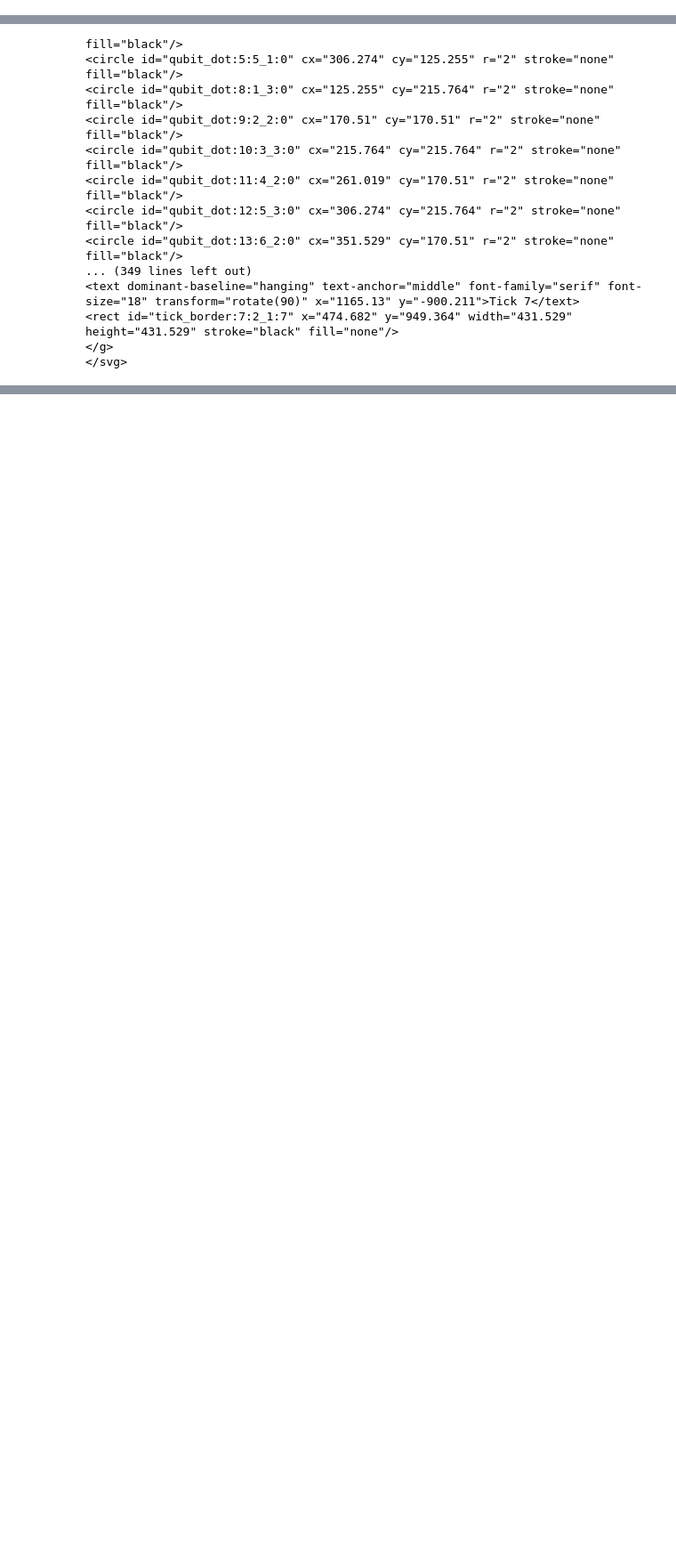
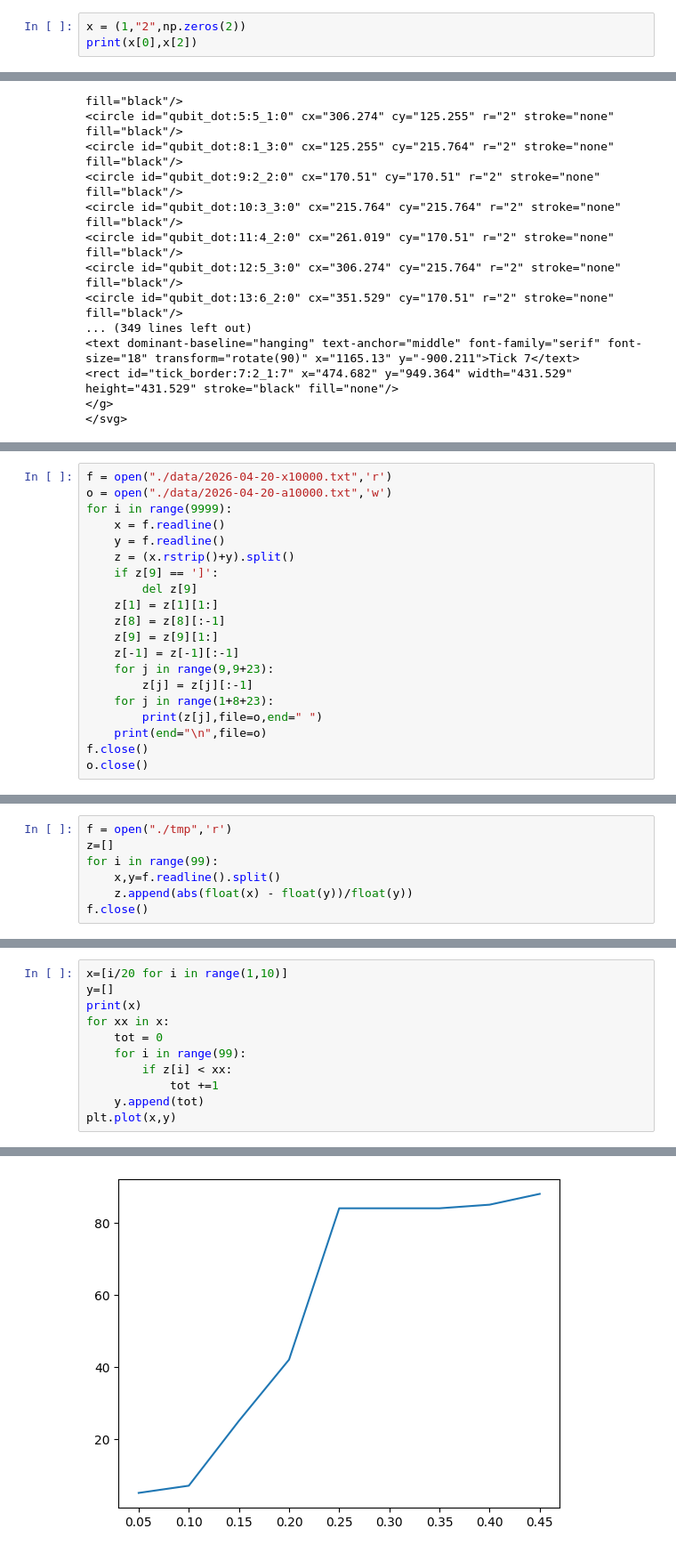
Before and after one commit to jiangjie217527/-, a Jupyter notebook: baseline.ipynb, the cells around one changed output, grey strips where cells are left out. Shown at 89% size. Cells and saved outputs as stored; diff of their text form; blank space fills up the shorter version.

```diff
--- a/baseline.ipynb
+++ b/baseline.ipynb
@@ -17,3 +21,6 @@ import random
 print(stim.__version__,os.cpu_count())
 # %% [output]
 1.15.0 12
+# %%
+x = (1,"2",np.zeros(2))
+print(x[0],x[2])
@@ -403,0 +560,20 @@ circuit.diagram("timeslice-svg")
+# %%
+f = open("./data/2026-04-20-x10000.txt",'r')
+o = open("./data/2026-04-20-a10000.txt",'w')
+for i in range(9999):
+    x = f.readline()
+    y = f.readline()
+    z = (x.rstrip()+y).split()
+    if z[9] == ']':
+        del z[9]
+    z[1] = z[1][1:]
+    z[8] = z[8][:-1]
+    z[9] = z[9][1:]
+    z[-1] = z[-1][:-1]
+    for j in range(9,9+23):
+        z[j] = z[j][:-1]
+    for j in range(1+8+23):
+        print(z[j],file=o,end=" ")
+    print(end="\n",file=o)
+f.close()
+o.close()
@@ -403,0 +610,7 @@ circuit.diagram("timeslice-svg")
+# %%
+f = open("./tmp",'r')
+z=[]
+for i in range(99):
+    x,y=f.readline().split()
+    z.append(abs(float(x) - float(y))/float(y))
+f.close()
@@ -403,0 +619,12 @@ circuit.diagram("timeslice-svg")
+# %%
+x=[i/20 for i in range(1,10)]
+y=[]
+print(x)
+for xx in x:
+    tot = 0
+    for i in range(99):
+        if z[i] < xx:
+            tot +=1
+    y.append(tot)
+plt.plot(x,y)
+# %% [output]
@@ -403,0 +633 @@ circuit.diagram("timeslice-svg")
+[figure, added]
```
Also changed, not shown: parts of 17 cells of this notebook, 7 other files.
